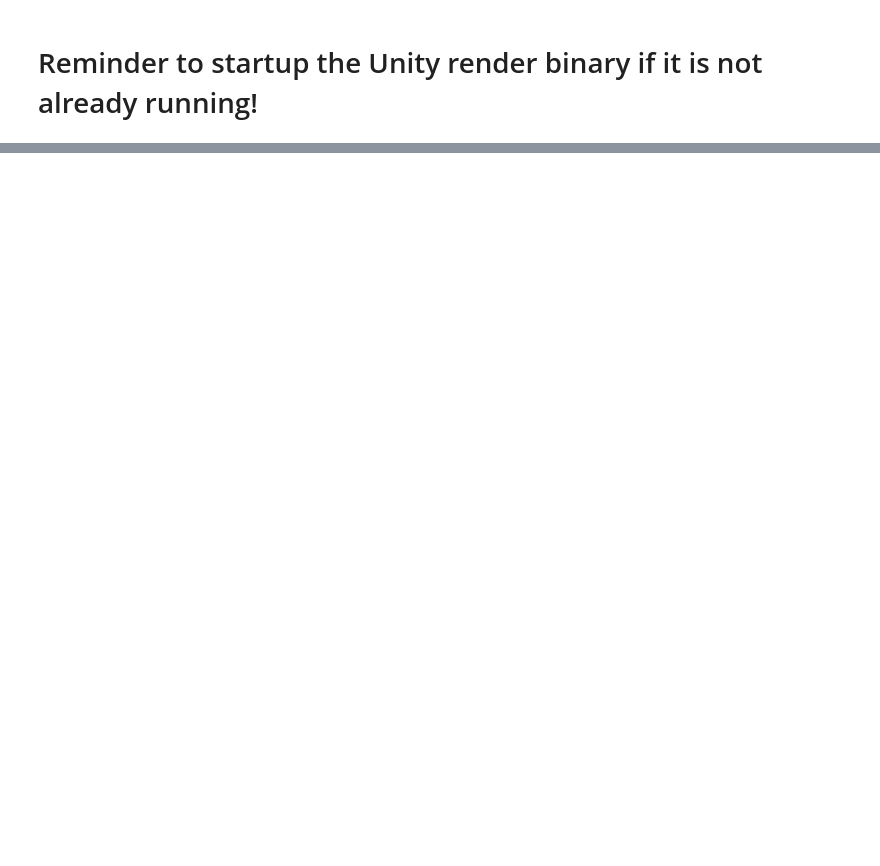
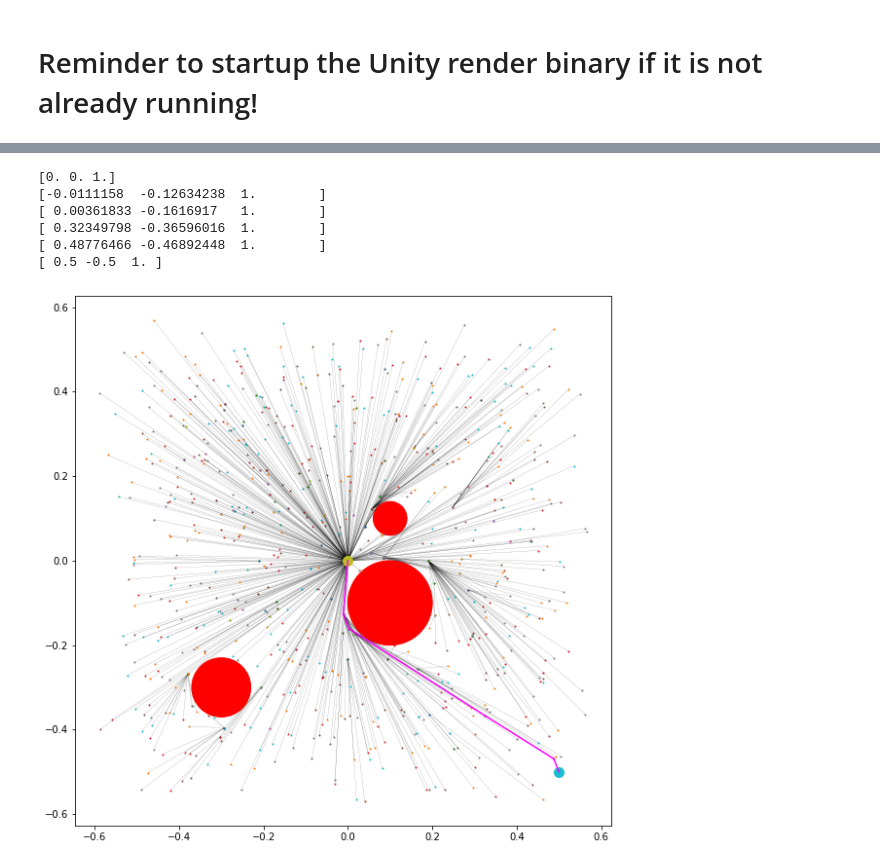
Before and after one commit to esiaero/flightgoggles, a Jupyter notebook: notebooks/RRT* pathing - empty environment.ipynb, the cells around one changed output, grey strips where cells are left out. Saved outputs shown, nothing was run; the diff lists cells and outputs as text; code cells hidden in the pictures; blank space fills up the shorter version.

```diff
--- a/notebooks/RRT* pathing - empty environment.ipynb
+++ b/notebooks/RRT* pathing - empty environment.ipynb
@@ -163,3 +158,39 @@ for node in path:
+# %%
+tree = plt.figure()
+for obstacle in graph.obstacles:
+    circle = plt.Circle((obstacle[0], obstacle[1]), obstacle[2], color='r', figure = tree)
+    plt.gca().add_patch(circle)
+
+for node in graph.nodes:
+    if node.parent:
+        n = node.parent
+
+        xx, yy = [n.pos[0], node.pos[0]], [n.pos[1], node.pos[1]]
+        plt.plot(n.pos[0], n.pos[1], marker='.', markersize=2)
+        plt.plot(node.pos[0], node.pos[1], marker='.', markersize=2)
+        plt.plot(xx, yy, 'k-', linewidth=0.1, figure = tree)
+
+plt.plot(start_node.pos[0], start_node.pos[1], marker='.', markersize=20)
+plt.plot(end_pos[0], end_pos[1], '.', markersize=20)
+
+
+prev_node = start_node
+for node in path:
+    xx, yy = [prev_node.pos[0], node.pos[0]], [prev_node.pos[1], node.pos[1]]
+    plt.plot(xx, yy, color='fuchsia', figure = tree)
+    prev_node = node
+    print(node.pos)
+
+plt.gca().set_aspect('equal')
+tree.set_size_inches(10, 10)
+# %% [output]
+[0. 0. 1.]
+[-0.0111158  -0.12634238  1.        ]
+[ 0.00361833 -0.1616917   1.        ]
+[ 0.32349798 -0.36596016  1.        ]
+[ 0.48776466 -0.46892448  1.        ]
+[ 0.5 -0.5  1. ]
+[figure, added]
 # %%
 # There is some kind of positive relation btwn AMBITION and EPSILON;
 # the more ambitious, the greater the need for leeway.
```
Also changed, not shown: parts of 6 cells of this notebook.
